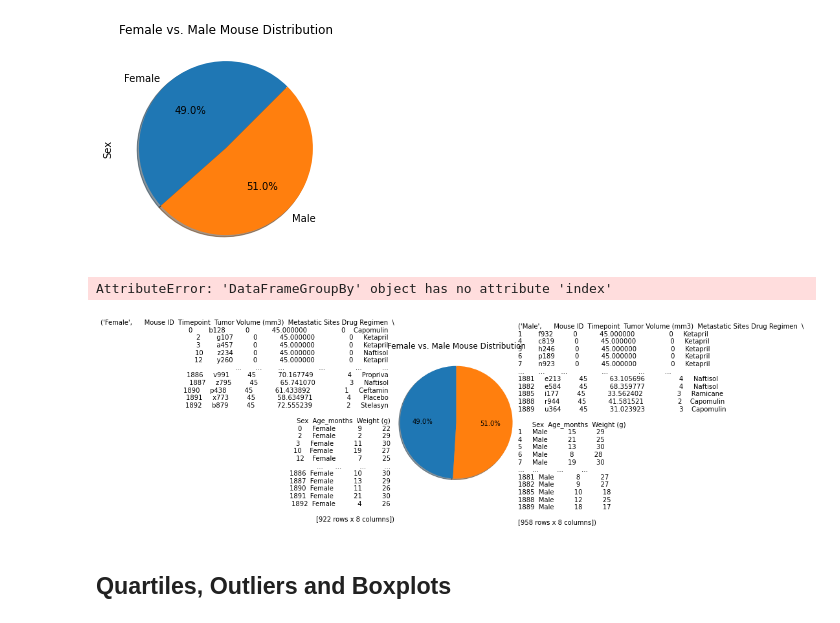
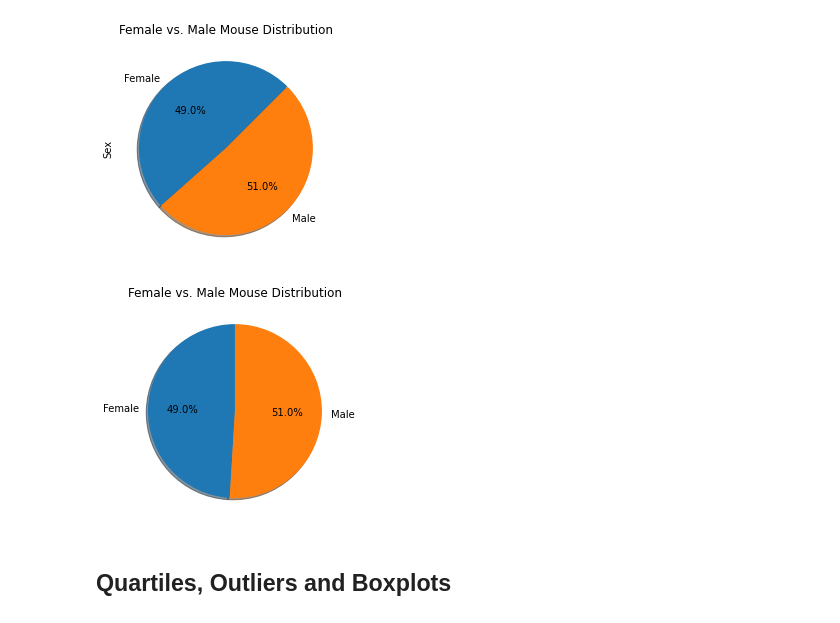
Before and after one commit to teresaflicek/matplotlib-challenge, a Jupyter notebook: Pymaceuticals/pymaceuticals_starter.ipynb, the cells around one changed output. Saved outputs shown, nothing was run; the diff lists cells and outputs as text; code cells hidden in the pictures.

```diff
--- a/Pymaceuticals/pymaceuticals_starter.ipynb
+++ b/Pymaceuticals/pymaceuticals_starter.ipynb
@@ -212,31 +202,31 @@ plt.axis=("equal")
 plt.show()
 # %% [output]
 [figure]
-# %%
-gender_mice.head()
-gender_mice.index.values
-#drug_group.values
-# %% [output]
-AttributeError: 'DataFrameGroupBy' object has no attribute 'index'
 # %%
 # Generate a pie plot showing the distribution of female versus male mice using pyplot
+
 #groupby sex of mice
-
 gender_mice = clean_df.groupby(["Sex"])
 gender_mice
+
+#labels for chart
+labels = ["Female", "Male"]
 
 #number of mice
 mice_count = gender_mice["Sex"].count()
 mice_count
 
-plt.pie(mice_count, labels=gender_mice, autopct="%1.1f%%", shadow=True, startangle=90)
+#plot pie chart
+plt.pie(mice_count, labels=labels, autopct="%1.1f%%", shadow=True, startangle=90)
 
+#title for chart
 plt.title("Female vs. Male Mouse Distribution")
+plt.axis=("equal")
 
-plt.axis=("equal")
+#display chart
 plt.show()
 # %% [output]
-[figure, old version]
+[figure, new version]
 # %% [markdown]
 ## Quartiles, Outliers and Boxplots
 # %%
```
Also changed, not shown: parts of 8 cells of this notebook.
